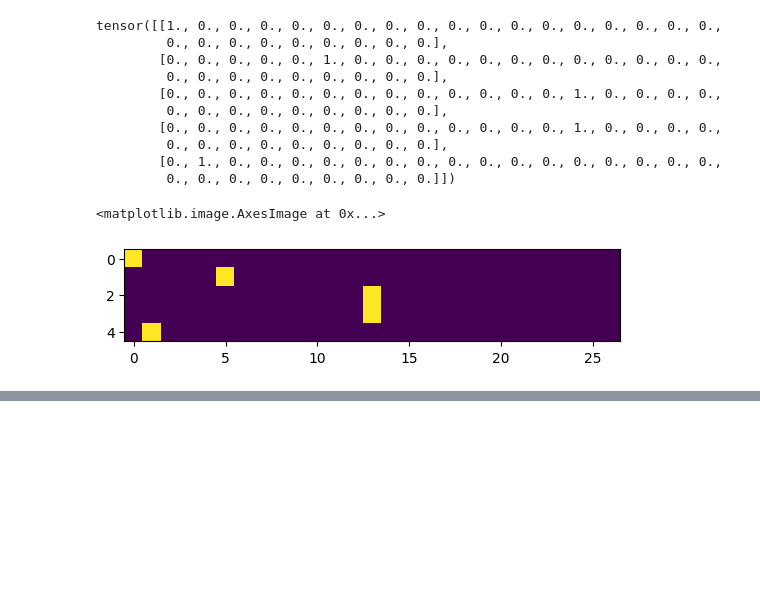
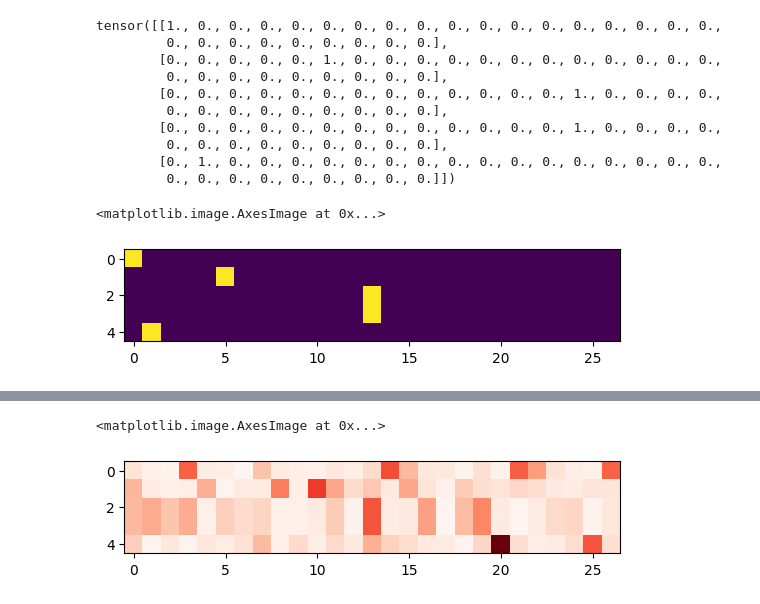
Before and after one commit to Usman-Bajwa1/Make-More, a Jupyter notebook: make-more.ipynb, the cells around one changed output, grey strips where cells are left out. Saved outputs shown, nothing was run; the diff lists cells and outputs as text; code cells hidden in the pictures; blank space fills up the shorter version.

```diff
--- a/make-more.ipynb
+++ b/make-more.ipynb
@@ -153,5 +153,6 @@ plt.imshow(xenc)
 <matplotlib.image.AxesImage at 0x...>
 [figure]
 # %%
-w = torch.randn((27,27))
-xenc @ w
+g = torch.Generator
+W = torch.randn((27,27))
+logits = xenc @ w # log-counts
@@ -178,0 +159,4 @@ tensor([[ 0.3028, -0.8819, -1.2640,  1.8978, -0.1951, -0.3979, -2.8338,  1.0427,
+# %%
+counts = logits.exp()
+probs = counts / counts.sum(1, keepdims = True)
+probs
@@ -178,0 +179,5 @@ tensor([[ 0.3028, -0.8819, -1.2640,  1.8978, -0.1951, -0.3979, -2.8338,  1.0427,
+# %%
+plt.imshow(probs, cmap="Reds")
+# %% [output]
+<matplotlib.image.AxesImage at 0x...>
+[figure, added]
```
Also changed, not shown: parts of 2 cells of this notebook.
